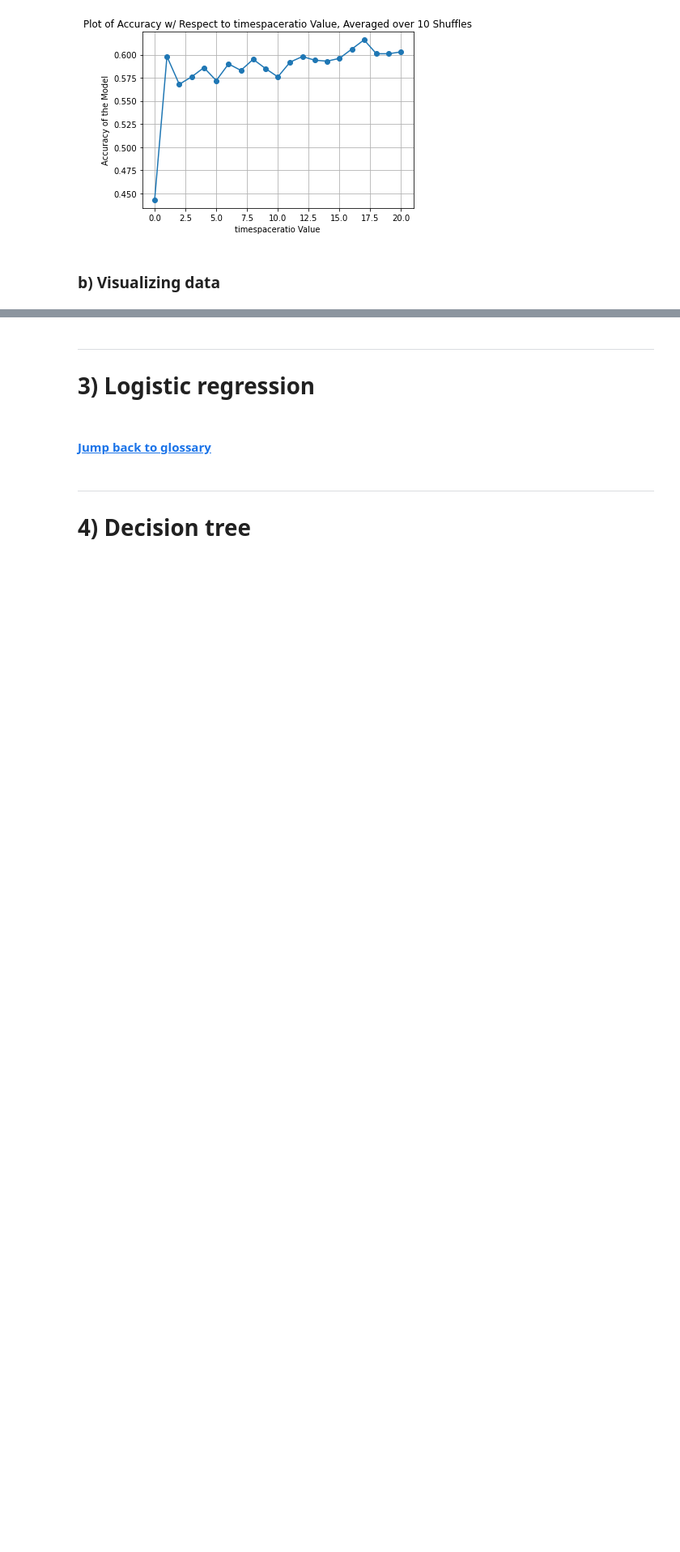
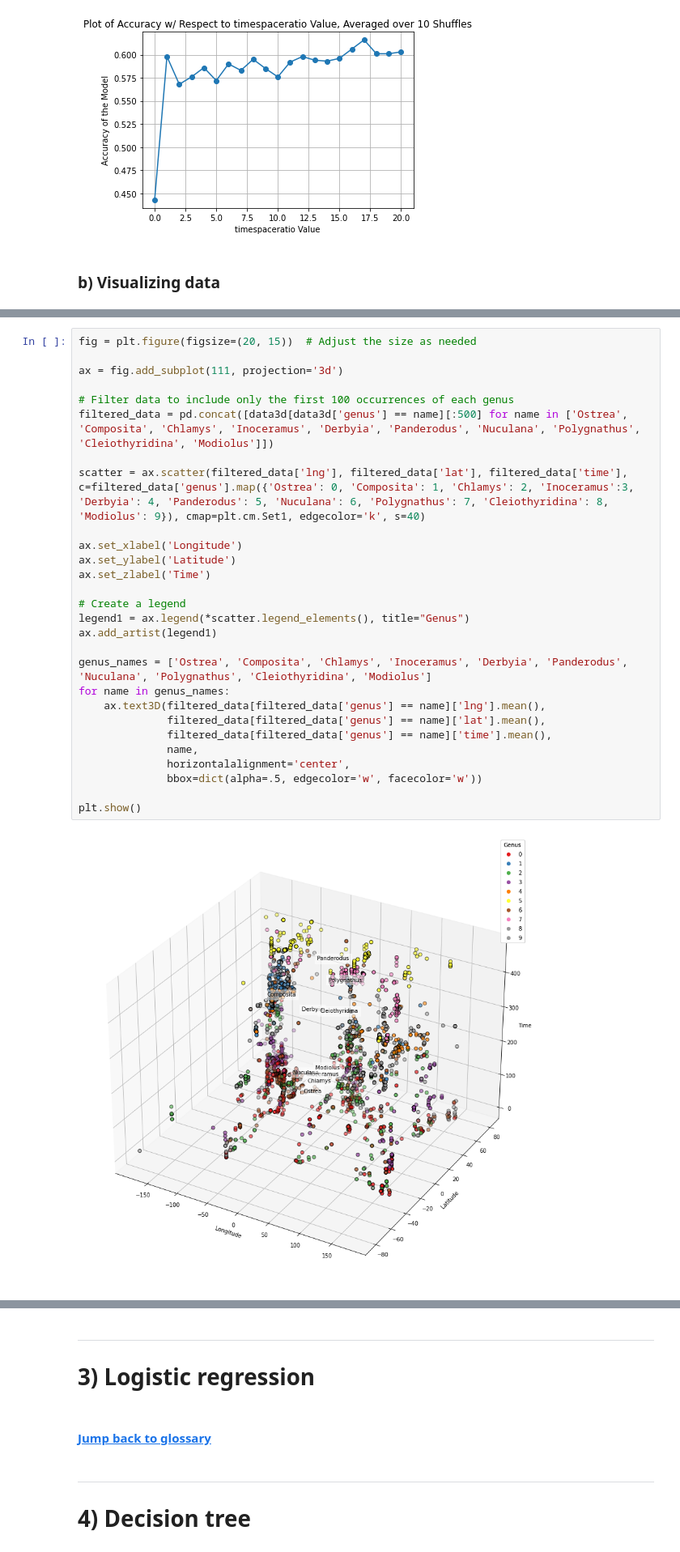
Before and after one commit to thatmartinlau/Dinosaur-ML, a Jupyter notebook: Project (1).ipynb, the cells around one changed output, grey strips where cells are left out. Shown at 81% size. Drawn from its saved outputs; the diff is of its cells as text; blank space fills up the shorter version.

```diff
--- a/Project (1).ipynb
+++ b/Project (1).ipynb
@@ -494,3 +493,33 @@ def train3dknn(timespaceratio,neighbors=5,test_size=100):
+# %%
+fig = plt.figure(figsize=(20, 15))  # Adjust the size as needed
+
+ax = fig.add_subplot(111, projection='3d')
+
+# Filter data to include only the first 100 occurrences of each genus
+filtered_data = pd.concat([data3d[data3d['genus'] == name][:500] for name in ['Ostrea', 'Composita', 'Chlamys', 'Inoceramus', 'Derbyia', 'Panderodus', 'Nuculana', 'Polygnathus', 'Cleiothyridina', 'Modiolus']])
+
+scatter = ax.scatter(filtered_data['lng'], filtered_data['lat'], filtered_data['time'], c=filtered_data['genus'].map({'Ostrea': 0, 'Composita': 1, 'Chlamys': 2, 'Inoceramus':3, 'Derbyia': 4, 'Panderodus': 5, 'Nuculana': 6, 'Polygnathus': 7, 'Cleiothyridina': 8, 'Modiolus': 9}), cmap=plt.cm.Set1, edgecolor='k', s=40)
+
+ax.set_xlabel('Longitude')
+ax.set_ylabel('Latitude')
+ax.set_zlabel('Time')
+
+# Create a legend
+legend1 = ax.legend(*scatter.legend_elements(), title="Genus")
+ax.add_artist(legend1)
+
+genus_names = ['Ostrea', 'Composita', 'Chlamys', 'Inoceramus', 'Derbyia', 'Panderodus', 'Nuculana', 'Polygnathus', 'Cleiothyridina', 'Modiolus']
+for name in genus_names:
+    ax.text3D(filtered_data[filtered_data['genus'] == name]['lng'].mean(),
+              filtered_data[filtered_data['genus'] == name]['lat'].mean(),
+              filtered_data[filtered_data['genus'] == name]['time'].mean(),
+              name,
+              horizontalalignment='center',
+              bbox=dict(alpha=.5, edgecolor='w', facecolor='w'))
+
+plt.show()
+# %% [output]
+[figure, added]
 # %%
 train3dknn(3)
 # %% [output]
```
Also changed, not shown: parts of 25 cells of this notebook.
